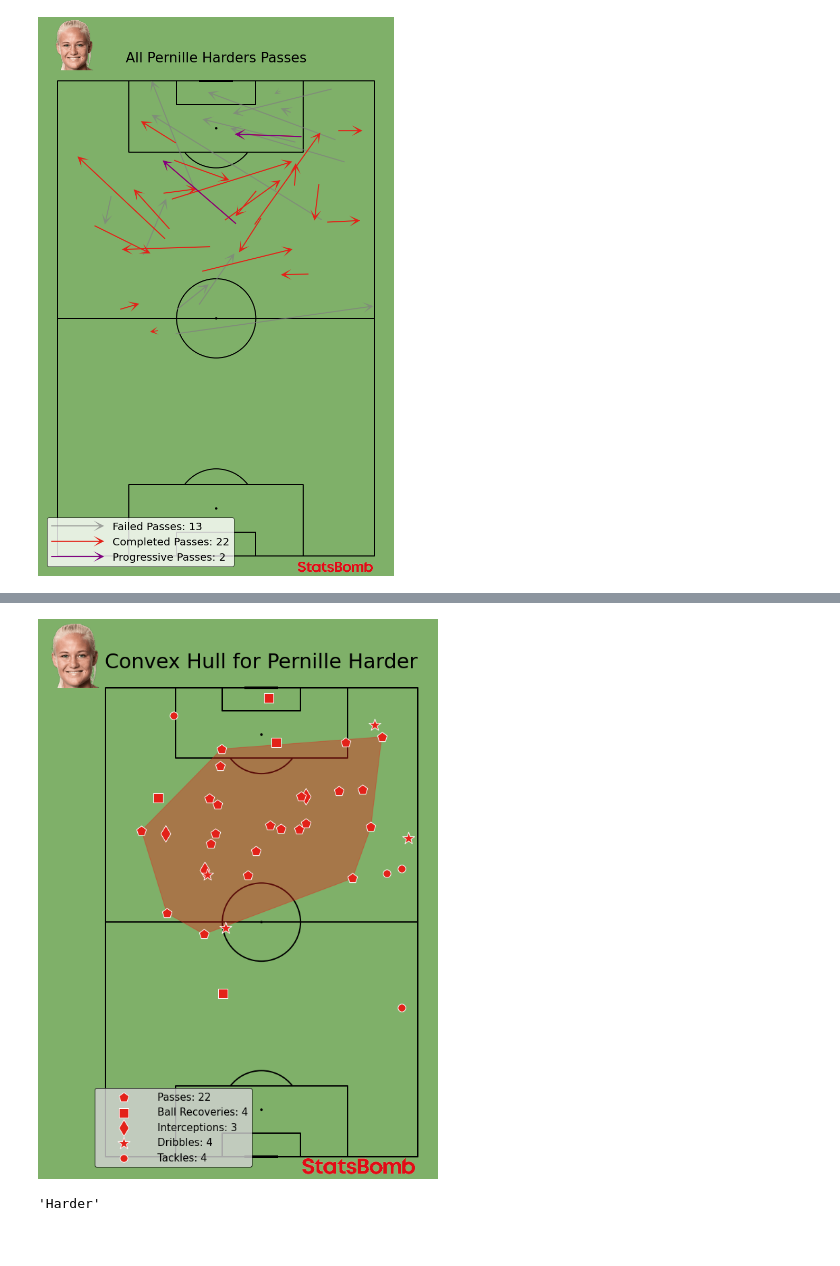
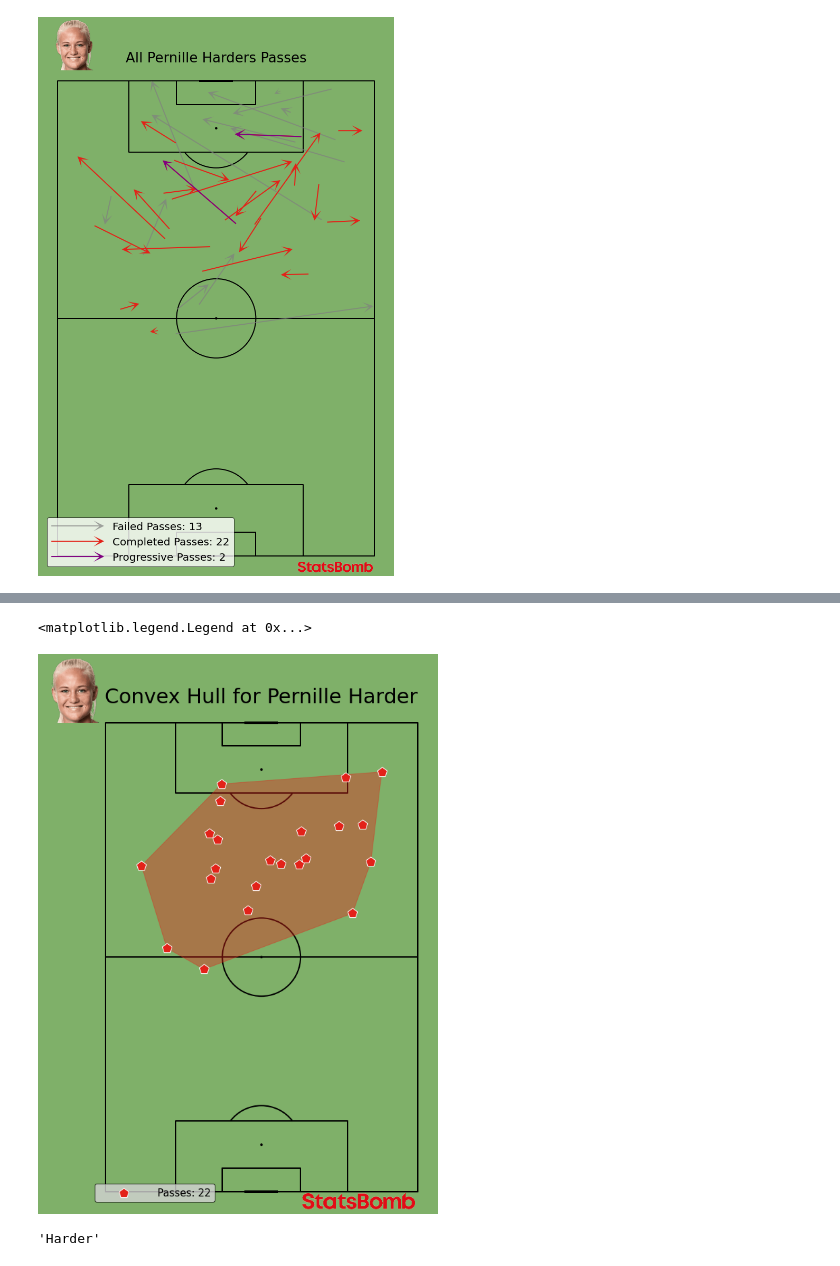
Before and after one commit to AugustSteff/Data-Analysis-in-football, a Jupyter notebook: Womens_euro_2022_analysis/denmark_vs_finland/Den v Fin_Analysis.ipynb, the cells around one changed output, grey strips where cells are left out. Drawn from its saved outputs; the diff is of its cells as text; code cells hidden in the pictures.

```diff
--- a/Womens_euro_2022_analysis/denmark_vs_finland/Den v Fin_Analysis.ipynb
+++ b/Womens_euro_2022_analysis/denmark_vs_finland/Den v Fin_Analysis.ipynb
@@ -42,7 +42,7 @@ figColor = "#7FB069"
 linesColor = "black"
 hteamColor = "#E32219"
 ateamColor = "#003581"
-MVP = "Pernille Harder"
+MVP = 10108
 MVPname = "Pernille Harder"
 tournament = "Women's EURO 2022"
 textColor = "black"
@@ -284,7 +284,7 @@ pass_den['end'] = np.sqrt(np.square(120 - pass_den['x_end']) + np.square(40 - pa
 
 pass_den['progressive'] = [(pass_den['end'][x]) / (pass_den['beginning'][x]) < .75 for x in range(len(pass_den.beginning))]
 # %%
-passHarder = df[df["player"]== MVP]
+passHarder = df[df["player_id"]== MVP]
 passHarder = passHarder[(passHarder["type"]== "Pass") & (passHarder["pass_outcome"]!="Incomplete")
                         & (passHarder["pass_outcome"]!="Out")]
 passHarder = passHarder[['team', 'player', "player_id", 'minute', 'second', 'location', "pass_type", "pass_outcome",
@@ -721,40 +721,29 @@ pic.imshow(harderPic)
 # %%
 pitch = VerticalPitch(pitch_type='statsbomb',  line_zorder=1, line_color=linesColor, pitch_color=pitchColor)
 fig, ax = pitch.draw(figsize=(16, 11))
 fig.set_facecolor(pitchColor)
 hull = pitch.convexhull(passHarder.x_start, passHarder.y_start)
 poly = pitch.polygon(hull, ax=ax, edgecolor=hteamColor, facecolor=hteamColor, alpha=0.4, zorder=1)
 scatter = pitch.scatter(passHarder.x_start, passHarder.y_start, ax=ax, marker="p", edgecolor='white', facecolor=hteamColor,
                         s=230, zorder=3, label=f"Passes: {countPassHarder}")
 
-scatter_recovery = pitch.scatter(BallRecovery.x, BallRecovery.y, c= hteamColor, edgecolor = "white",
-                                 s=200, marker='s',  ax=ax, label = f"Ball Recoveries: {countBallRecovery}")
-
-scatter_interception = pitch.scatter(Interception.x, Interception.y, c= hteamColor,
-                                     s=300, marker='d', edgecolor = "white",
-                                     ax=ax, label = f"Interceptions: {countInterception}")
-
-scatter_dribble = pitch.scatter(Dribble.x, Dribble.y, c= hteamColor, edgecolor= "white",
-                                s=350, marker='*',  ax=ax, label = f"Dribbles: {countDribble}")
-
-scatter_tackle = pitch.scatter(Tackle.x, Tackle.y, c=hteamColor, edgecolor= "white",
-                               s=520, marker=".",  ax=ax, label = f"Tackles: {countTackle}")
 
 ax.set_title(f"Convex Hull for {MVPname}", fontsize=30, color=textColor)
 
 ax3 = fig.add_axes([0.49, 0.010, 0.27, 0.03])
 ax3.axis('off')
 ax3.imshow(im)
 
 pic = fig.add_axes([0.20, 0.92, 0.12, 0.12])
 pic.axis('off')
 pic.imshow(harderPic)
 
-ax.legend(facecolor='lightgrey', handlelength=5, edgecolor='black', fontsize=15, loc='lower left')
+ax.legend(facecolor='lightgrey', handlelength=5, edgecolor='black', fontsize=15, loc='lower left',fancybox=True)
 
 #plt.savefig(f'viz/Pass Convex Hull for {MVPname}', dpi=300, bbox_inches='tight')
 # %% [output]
+<matplotlib.legend.Legend at 0x...>
-[figure, old version]
+[figure, new version]
 # %%
 xgDen = dfDen["shot_statsbomb_xg"].sum()
 xgDen = str(round(xgDen, 2))
```
Also changed, not shown: parts of 9 cells of this notebook.
